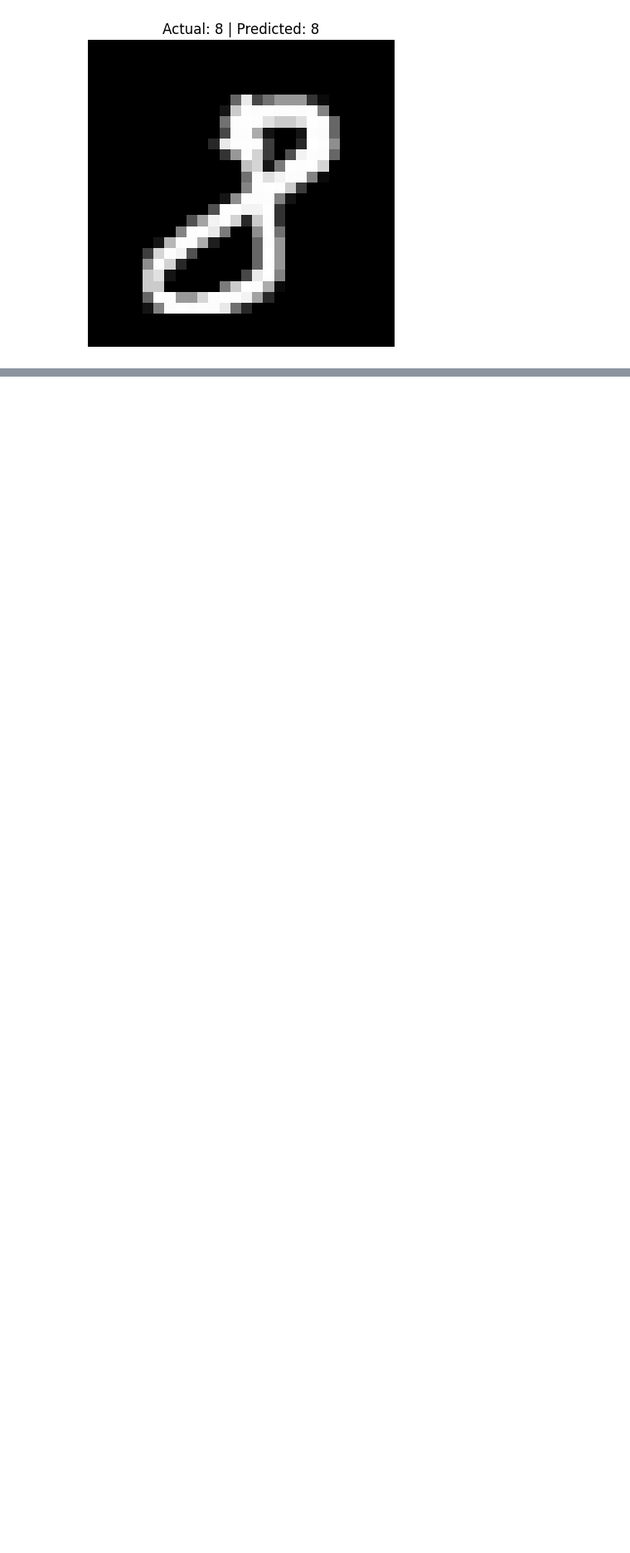
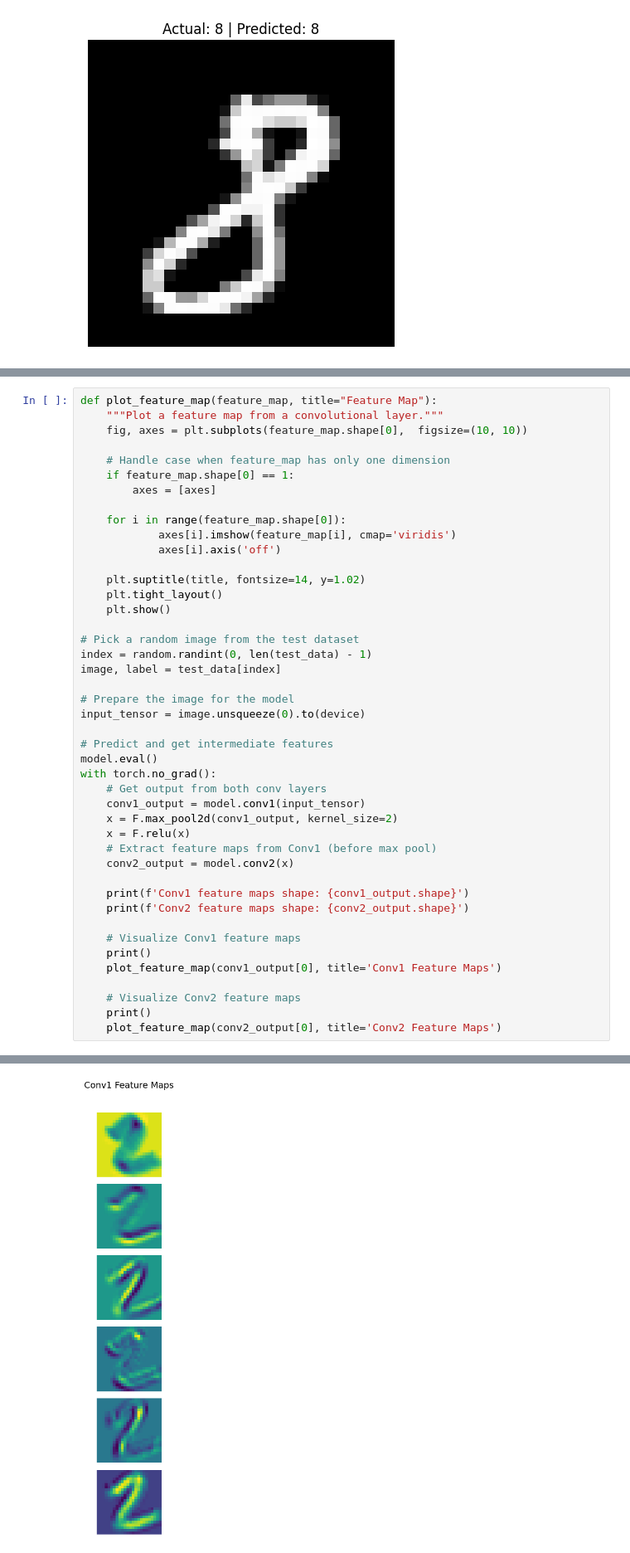
Before and after one commit to snowflake-Zhao/img_nn_ess, a Jupyter notebook: 3_lenet.ipynb, the cells around one changed output, grey strips where cells are left out. Shown at 83% size. Saved outputs shown, nothing was run; the diff lists cells and outputs as text; blank space fills up the shorter version.

```diff
--- a/3_lenet.ipynb
+++ b/3_lenet.ipynb
@@ -438,3 +438,48 @@ plot_filters(conv1_weights, n_filters=6, layer_name='Conv1')
 # %% [output]
 Conv1 filters shape: torch.Size([6, 1, 5, 5])
 [figure]
+# %%
+def plot_feature_map(feature_map, title="Feature Map"):
+    """Plot a feature map from a convolutional layer."""
+    fig, axes = plt.subplots(feature_map.shape[0],  figsize=(10, 10))
+
+    # Handle case when feature_map has only one dimension
+    if feature_map.shape[0] == 1:
+        axes = [axes]
+
+    for i in range(feature_map.shape[0]):
+            axes[i].imshow(feature_map[i], cmap='viridis')
+            axes[i].axis('off')
+
+    plt.suptitle(title, fontsize=14, y=1.02)
+    plt.tight_layout()
+    plt.show()
+
+# Pick a random image from the test dataset
+index = random.randint(0, len(test_data) - 1)
+image, label = test_data[index]
+
+# Prepare the image for the model
+input_tensor = image.unsqueeze(0).to(device)
+
+# Predict and get intermediate features
+model.eval()
+with torch.no_grad():
+    # Get output from both conv layers
+    conv1_output = model.conv1(input_tensor)
+    x = F.max_pool2d(conv1_output, kernel_size=2)
+    x = F.relu(x)
+    # Extract feature maps from Conv1 (before max pool)
+    conv2_output = model.conv2(x)
+
+    print(f'Conv1 feature maps shape: {conv1_output.shape}')
+    print(f'Conv2 feature maps shape: {conv2_output.shape}')
+
+    # Visualize Conv1 feature maps
+    print()
+    plot_feature_map(conv1_output[0], title='Conv1 Feature Maps')
+
+    # Visualize Conv2 feature maps
+    print()
+    plot_feature_map(conv2_output[0], title='Conv2 Feature Maps')
+# %% [output]
@@ -440,0 +488 @@ Conv1 filters shape: torch.Size([6, 1, 5, 5])
+[figure, added]
```
Also changed, not shown: parts of 1 cell of this notebook.
